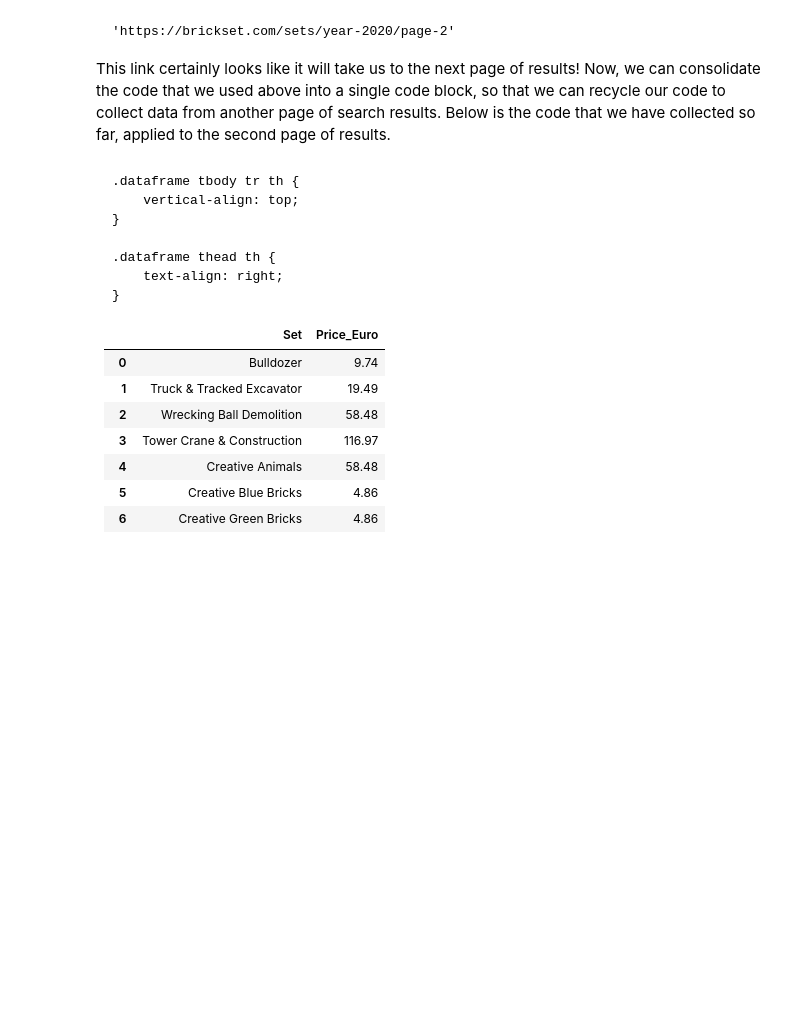
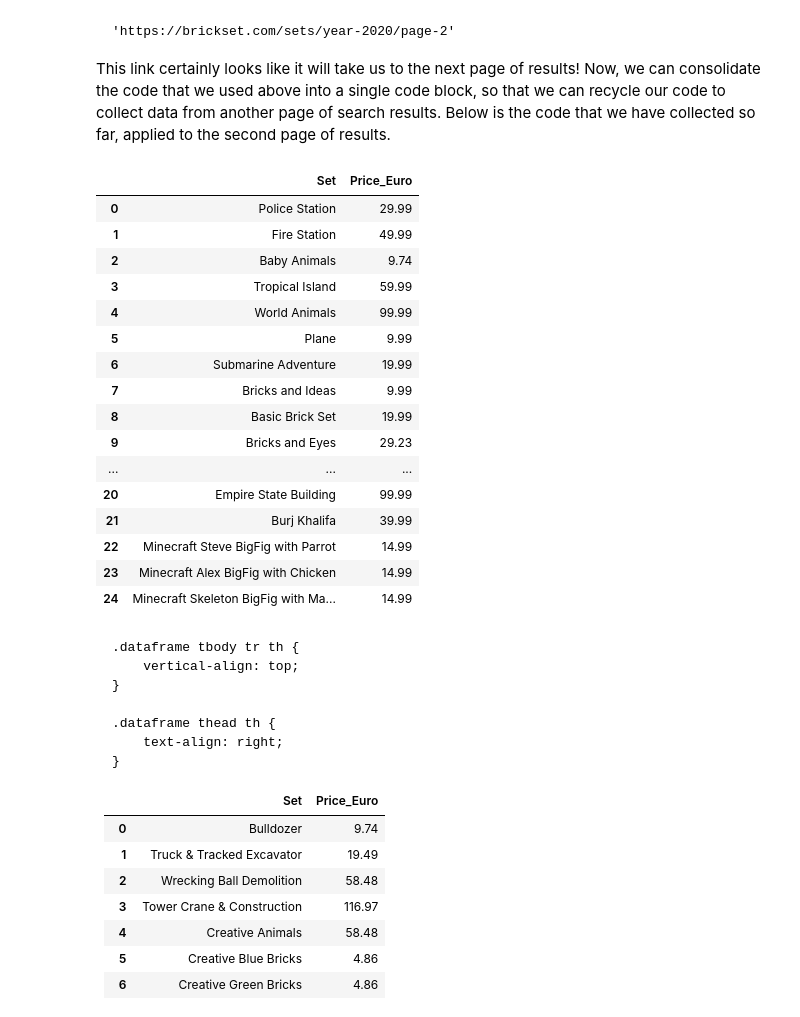
Before and after one commit to aminul293/econ8320-assignment-07, a Jupyter notebook: Lesson.ipynb, the cells around one changed output. Cells and saved outputs as stored; diff of their text form; code cells hidden in the pictures; blank space fills up the shorter version.

```diff
--- a/Lesson.ipynb
+++ b/Lesson.ipynb
@@ -390,23 +453,41 @@ This link certainly looks like it will take us to the next page of results! Now,
 # %%
 myPage = requests.get(nextPage)
 
 parsed = BeautifulSoup(myPage.text)
 a = [i for i in parsed.find_all('article')]
 
 newData = []
 
 for i in a:
     row = []
     row.append(i.h1.text)
     try:
-        row.append(re.search(r'(\d+.\d+)(\u20AC)', i.find('dt', text="RRP").find_next_sibling().text, re.UNICODE).groups()[0])
+        row.append(re.search(r'\u20AC\s*(\d+.\d+)', i.find('dt', string="RRP").find_next_sibling().text, re.UNICODE).groups()[0])
     except:
         row.append('')
     newData.append(row)
 
 newData = pd.DataFrame(newData, columns = ['Set', 'Price_Euro'])
 
 newData
+# %% [output]
+|  | Set | Price_Euro |
+| 0 | Police Station | 29.99 |
+| 1 | Fire Station | 49.99 |
+| 2 | Baby Animals | 9.74 |
+| 3 | Tropical Island | 59.99 |
+| 4 | World Animals | 99.99 |
+| 5 | Plane | 9.99 |
+| 6 | Submarine Adventure | 19.99 |
+| 7 | Bricks and Ideas | 9.99 |
+| 8 | Basic Brick Set | 19.99 |
+| 9 | Bricks and Eyes | 29.23 |
+| ... | ... | ... |
+| 20 | Empire State Building | 99.99 |
+| 21 | Burj Khalifa | 39.99 |
+| 22 | Minecraft Steve BigFig with Parrot | 14.99 |
+| 23 | Minecraft Alex BigFig with Chicken | 14.99 |
+| 24 | Minecraft Skeleton BigFig with Ma... | 14.99 |
 # %% [markdown]
 <div>
 <style scoped>
```
Also changed, not shown: parts of 18 cells of this notebook.
